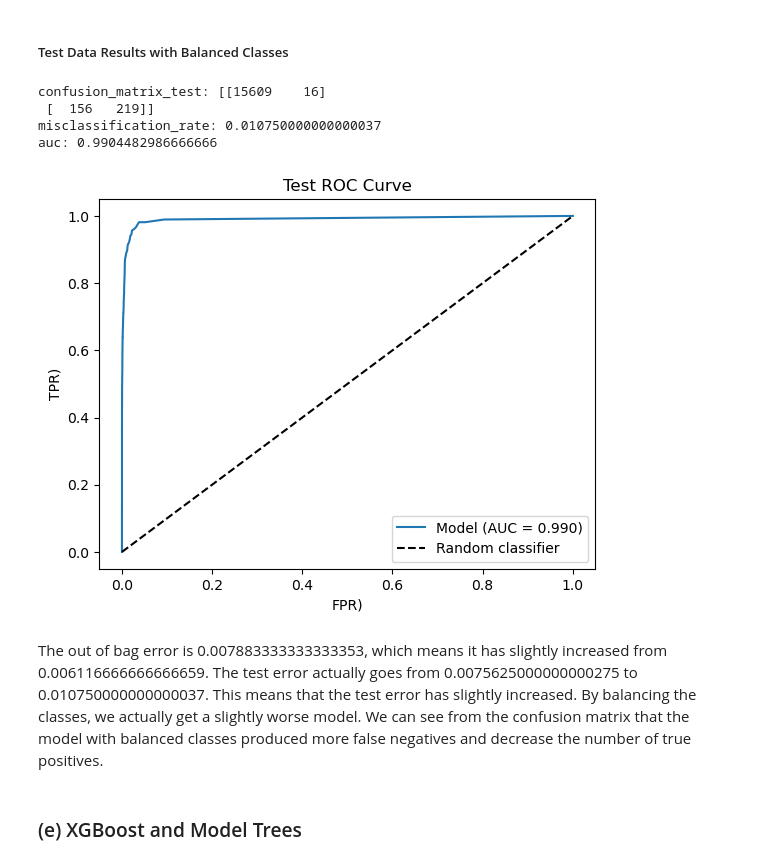
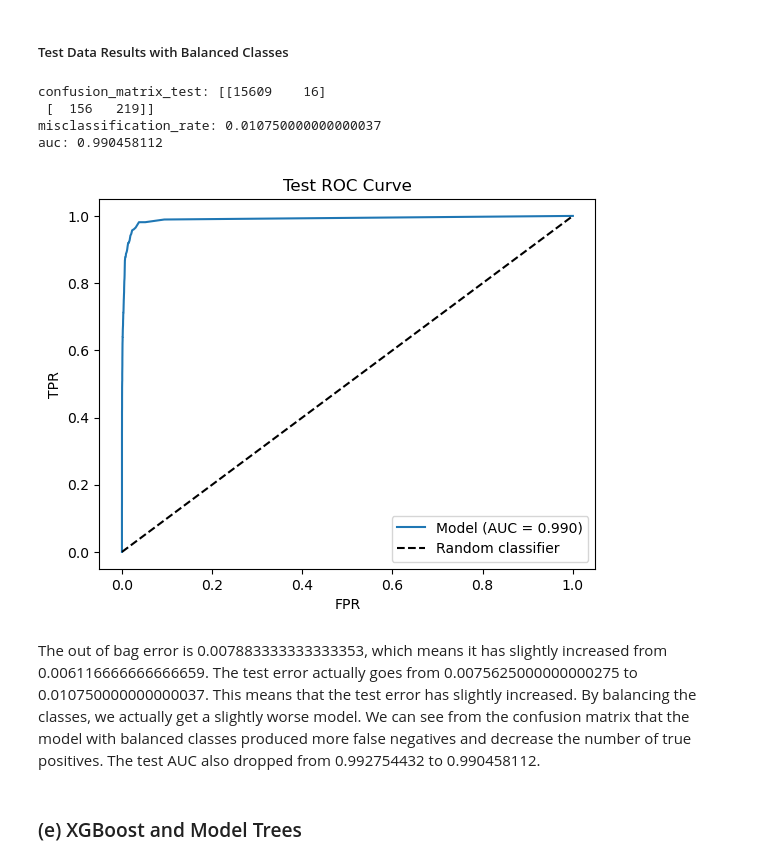
Before and after one commit to bwhong/dsci552_hw6, a Jupyter notebook: notebook/Hong_Brandon_HW6.ipynb, the cells around one changed output. Drawn from its saved outputs; the diff is of its cells as text; code cells hidden in the pictures.

```diff
--- a/notebook/Hong_Brandon_HW6.ipynb
+++ b/notebook/Hong_Brandon_HW6.ipynb
@@ -237,7 +237,7 @@ There are 59000 rows that belong to the negative class, and 1000 rows that belon
 ##### Test Data
 # %%
 X_test = test_data.drop(columns = {'class'})
-X_test.fillna(X_test.median(), inplace = True)
+X_test.fillna(X_train.median(), inplace = True)
 y_test = test_data['class'].map({'neg': 0, 'pos': 1})
 # %% [markdown]
 ##### Random Forest Classifier Model
@@ -381,20 +381,20 @@ print('auc:', auc)
 confusion_matrix_test: [[15609    16]
  [  156   219]]
 misclassification_rate: 0.010750000000000037
-auc: 0.9904482986666666
+auc: 0.990458112
 # %%
 fpr, tpr, thresholds = roc_curve(y_test, y_pred_proba)
 plt.plot(fpr, tpr, label=f"Model (AUC = {auc:.3f})")
 plt.plot([0, 1], [0, 1], "k--", label="Random classifier")
-plt.xlabel('FPR)')
-plt.ylabel('TPR)')
+plt.xlabel('FPR')
+plt.ylabel('TPR')
 plt.title('Test ROC Curve')
 plt.legend()
 plt.show()
 # %% [output]
-[figure, old version]
+[figure, new version]
 # %% [markdown]
-The out of bag error is 0.007883333333333353, which means it has slightly increased from 0.006116666666666659. The test error actually goes from 0.0075625000000000275 to 0.010750000000000037. This means that the test error has slightly increased. By balancing the classes, we actually get a slightly worse model. We can see from the confusion matrix that the model with balanced classes produced more false negatives and decrease the number of true positives.
+The out of bag error is 0.007883333333333353, which means it has slightly increased from 0.006116666666666659. The test error actually goes from 0.0075625000000000275 to 0.010750000000000037. This means that the test error has slightly increased. By balancing the classes, we actually get a slightly worse model. We can see from the confusion matrix that the model with balanced classes produced more false negatives and decrease the number of true positives. The test AUC also dropped from 0.992754432 to 0.990458112.
 # %% [markdown]
 ### (e) XGBoost and Model Trees
 # %%
```
Also changed, not shown: parts of 8 cells of this notebook.
